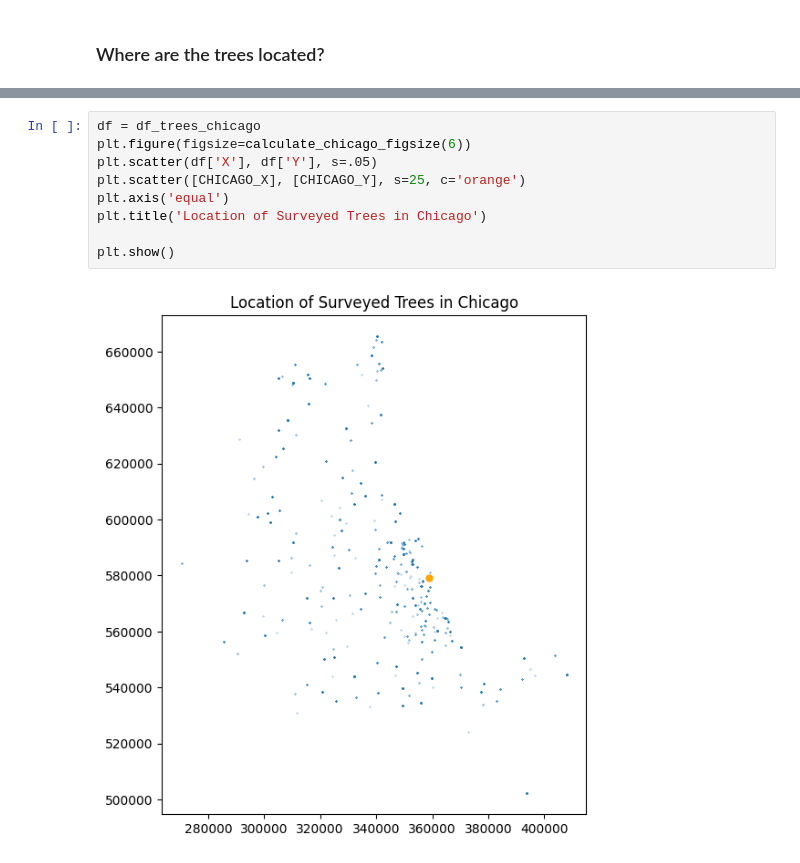
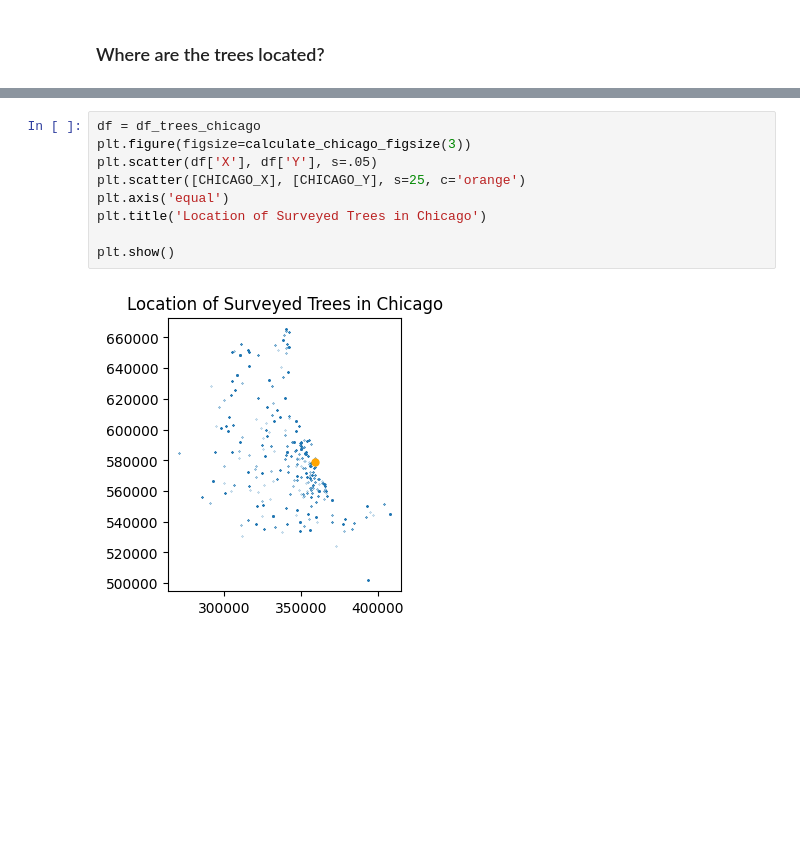
Before and after one commit to fractalate/data-trees, a Jupyter notebook: explore_chicago_il.ipynb, the cells around one changed output, grey strips where cells are left out. Cells and saved outputs as stored; diff of their text form; blank space fills up the shorter version.

```diff
--- a/explore_chicago_il.ipynb
+++ b/explore_chicago_il.ipynb
@@ -476,13 +531,13 @@ def calculate_chicago_figsize(width):
     return (width, width / aspect_ratio)
 # %%
 df = df_trees_chicago
-plt.figure(figsize=calculate_chicago_figsize(6))
+plt.figure(figsize=calculate_chicago_figsize(3))
 plt.scatter(df['X'], df['Y'], s=.05)
 plt.scatter([CHICAGO_X], [CHICAGO_Y], s=25, c='orange')
 plt.axis('equal')
 plt.title('Location of Surveyed Trees in Chicago')
 
 plt.show()
 # %% [output]
-[figure, old version]
+[figure, new version]
 # %%
```
Also changed, not shown: parts of 10 cells of this notebook.
